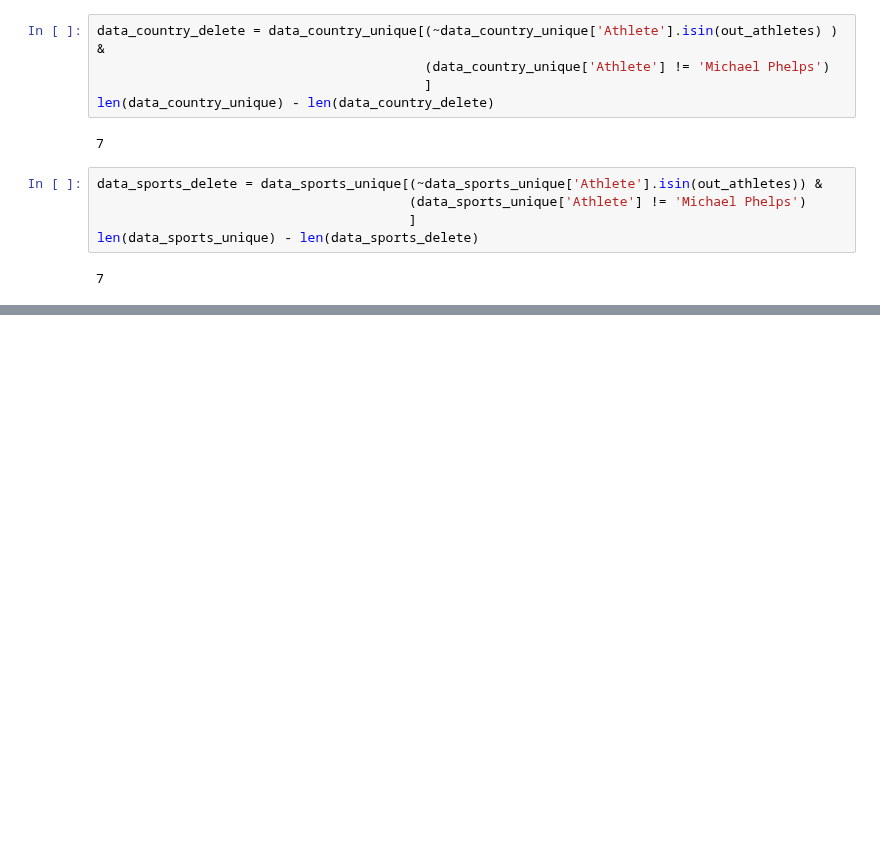
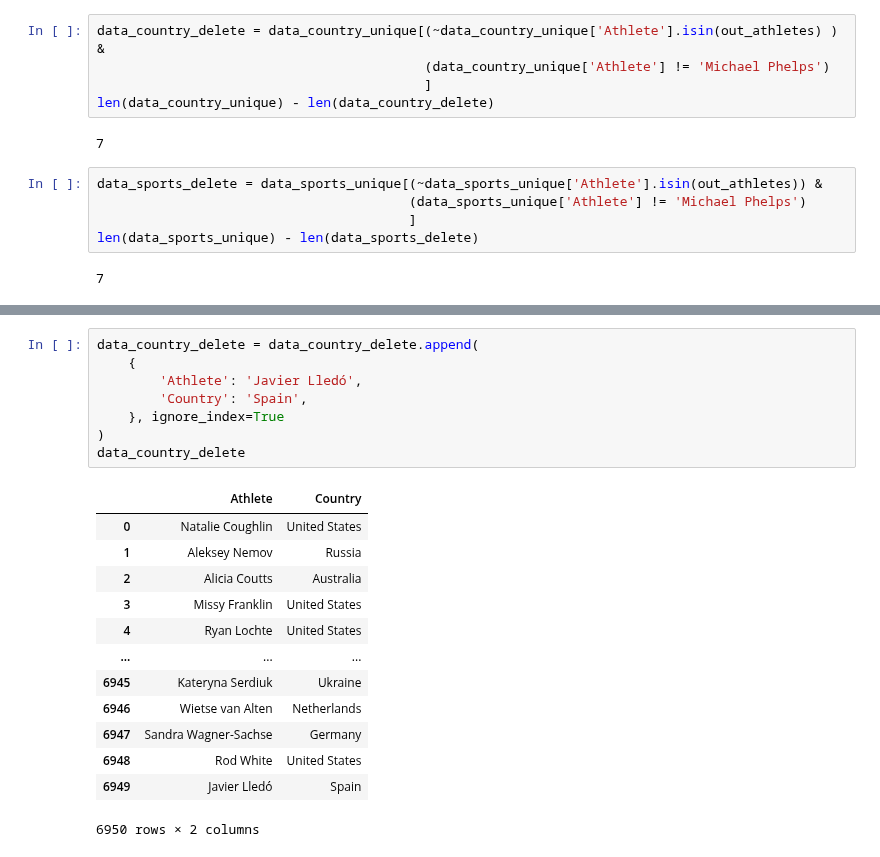
Before and after one commit to javilledo/MachineLearning, a Jupyter notebook: notebooks/t02_04_data_cleaning_concatenación_de_datos.ipynb, the cells around one changed output, grey strips where cells are left out. Cells and saved outputs as stored; diff of their text form; blank space fills up the shorter version.

```diff
--- a/notebooks/t02_04_data_cleaning_concatenación_de_datos.ipynb
+++ b/notebooks/t02_04_data_cleaning_concatenación_de_datos.ipynb
@@ -333,0 +430,22 @@ len(data_sports_unique) - len(data_sports_delete)
+# %%
+data_country_delete = data_country_delete.append(
+    {
+        'Athlete': 'Javier Lledó',
+        'Country': 'Spain',
+    }, ignore_index=True
+)
+data_country_delete
+# %% [output]
+|  | Athlete | Country |
+| 0 | Natalie Coughlin | United States |
+| 1 | Aleksey Nemov | Russia |
+| 2 | Alicia Coutts | Australia |
+| 3 | Missy Franklin | United States |
+| 4 | Ryan Lochte | United States |
+| ... | ... | ... |
+| 6945 | Kateryna Serdiuk | Ukraine |
+| 6946 | Wietse van Alten | Netherlands |
+| 6947 | Sandra Wagner-Sachse | Germany |
+| 6948 | Rod White | United States |
+| 6949 | Javier Lledó | Spain |
+6950 rows × 2 columns
```
Also changed, not shown: parts of 14 cells of this notebook.
